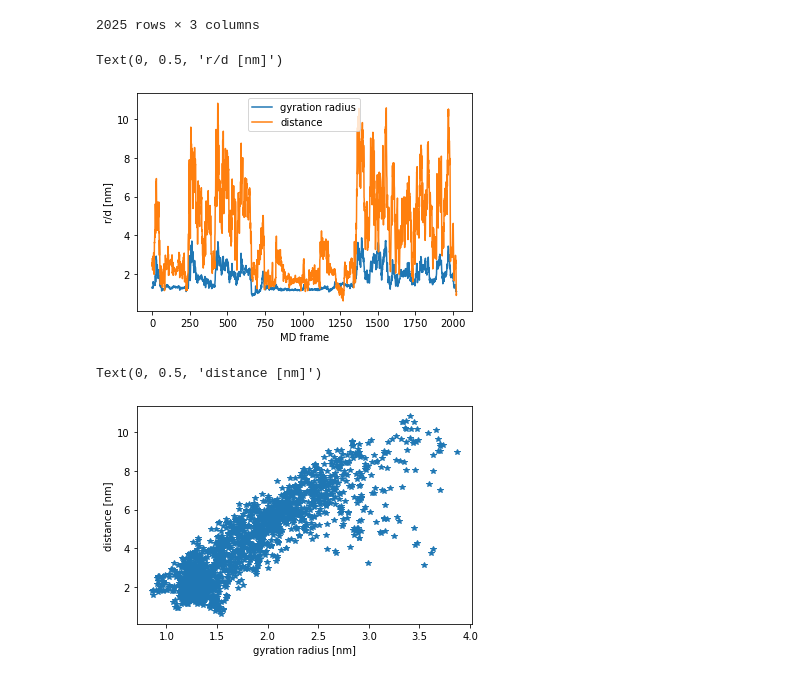
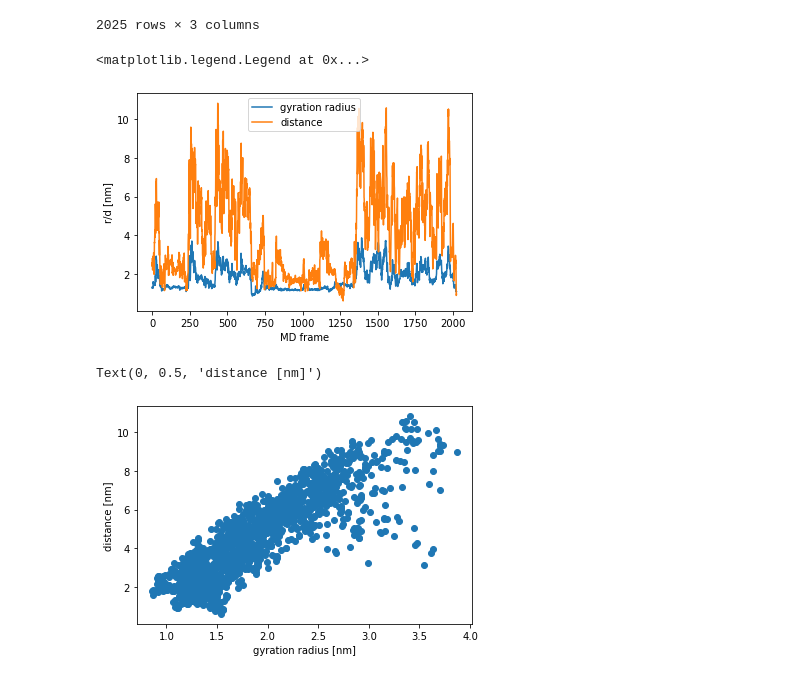
Before and after one commit to plumed/masterclass-21-1, a Jupyter notebook: notebooks/plumed-pandas.ipynb, the cells around one changed output. Drawn from its saved outputs; the diff is of its cells as text; code cells hidden in the pictures.

```diff
--- a/notebooks/plumed-pandas.ipynb
+++ b/notebooks/plumed-pandas.ipynb
@@ -24,17 +25,19 @@ data
 # plot time serie of gyration radius (r) and distance (d)
 plt.plot(data.time,data.r, label="gyration radius")
 plt.plot(data.time,data.d, label="distance")
-plt.legend()
+# x-y axis labels
 plt.xlabel("MD frame")
 plt.ylabel("r/d [nm]")
+plt.legend()
 # %% [output]
-Text(0, 0.5, 'r/d [nm]')
+<matplotlib.legend.Legend at 0x...>
 [figure]
 # %%
 # plot gyration radius vs distance
-plt.plot(data.r,data.d, '*')
+plt.plot(data.r,data.d, 'o')
+# x-y axis labels
 plt.xlabel("gyration radius [nm]")
 plt.ylabel("distance [nm]")
 # %% [output]
 Text(0, 0.5, 'distance [nm]')
-[figure, old version]
+[figure, new version]
```
Also changed, not shown: parts of 1 cell of this notebook.
